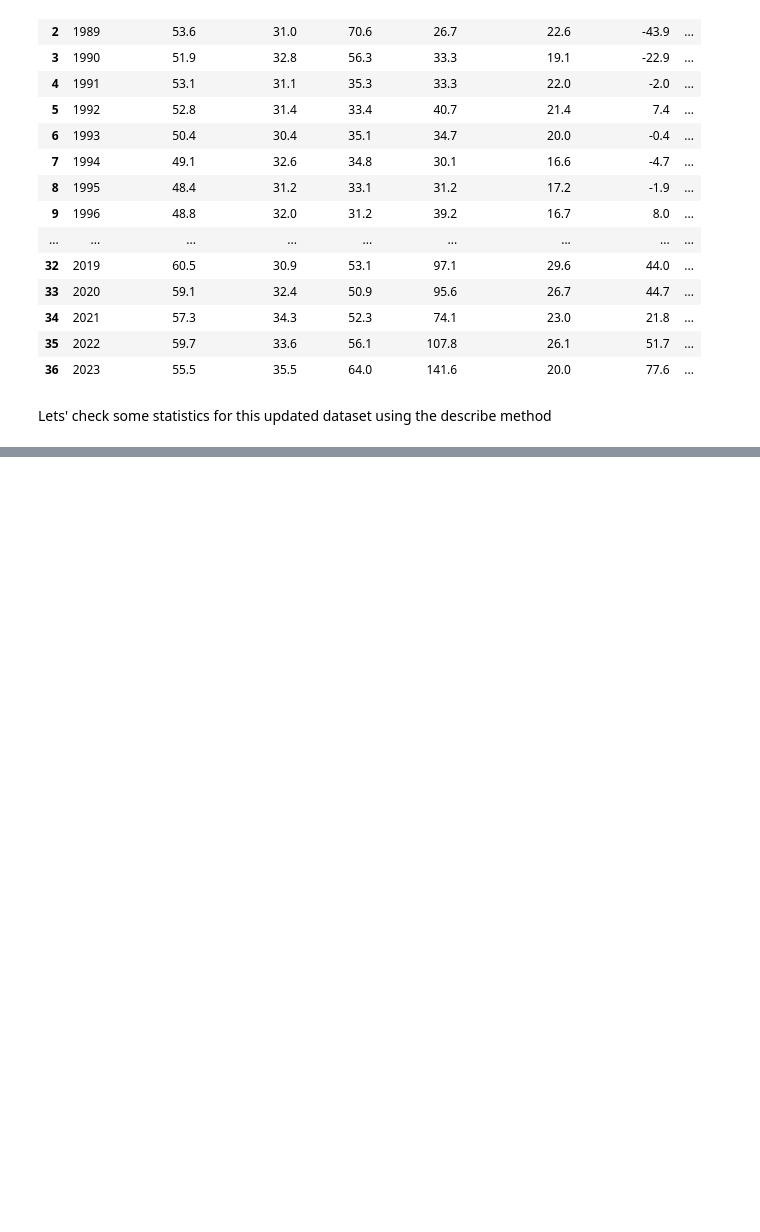
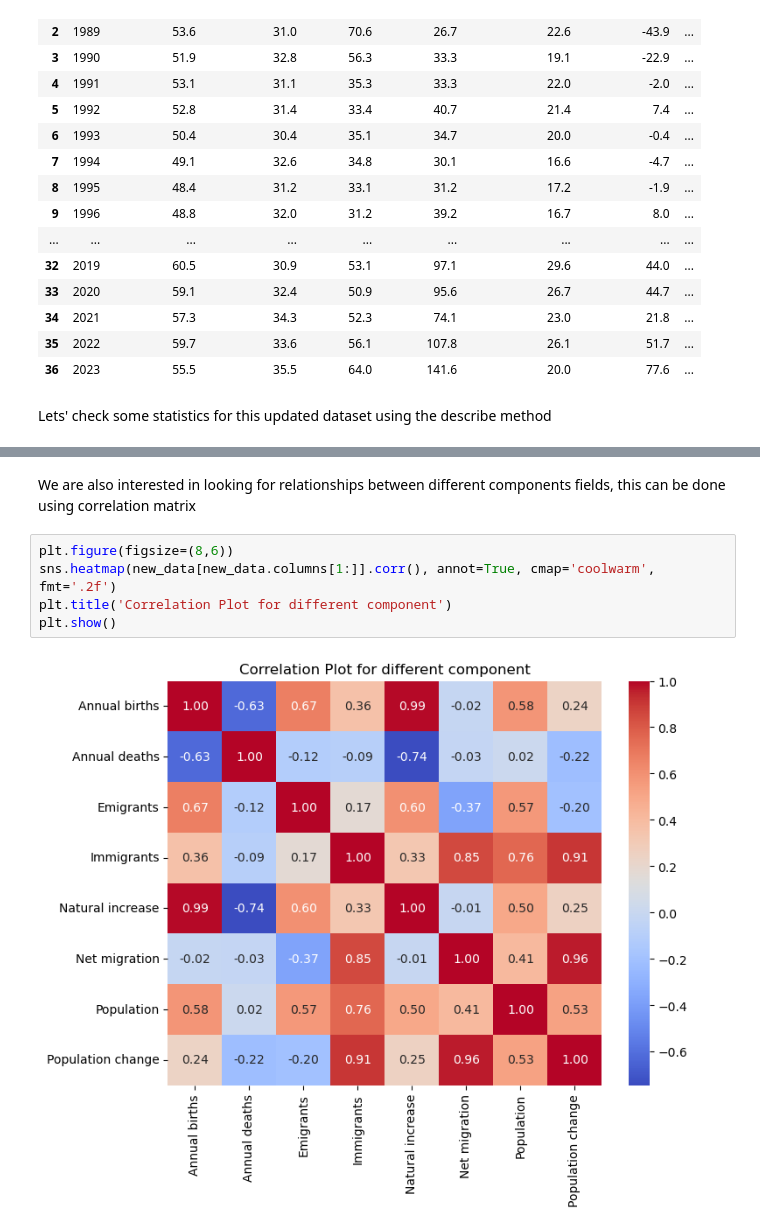
Before and after one commit to 2021402/CA-01-MSc-Data-Analytics, a Jupyter notebook: Project Code 1.ipynb, the cells around one changed output, grey strips where cells are left out. Cells and saved outputs as stored; diff of their text form; blank space fills up the shorter version.

```diff
--- a/Project Code 1.ipynb
+++ b/Project Code 1.ipynb
@@ -304,0 +333,9 @@ new_data.describe()
+# %% [markdown]
+ We are also interested in looking for relationships between different components fields, this can be done using correlation matrix
+# %%
+plt.figure(figsize=(8,6))
+sns.heatmap(new_data[new_data.columns[1:]].corr(), annot=True, cmap='coolwarm', fmt='.2f')
+plt.title('Correlation Plot for different component')
+plt.show()
+# %% [output]
+[figure, added]
```
Also changed, not shown: parts of 3 cells of this notebook.
